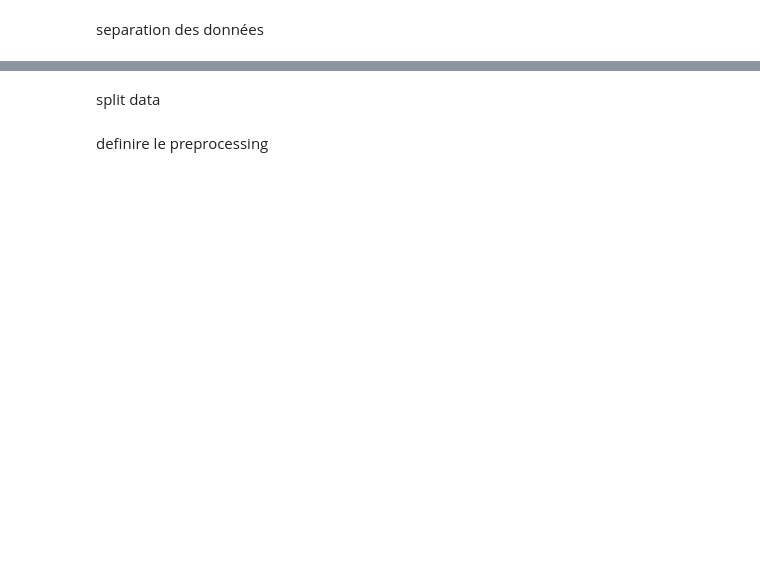
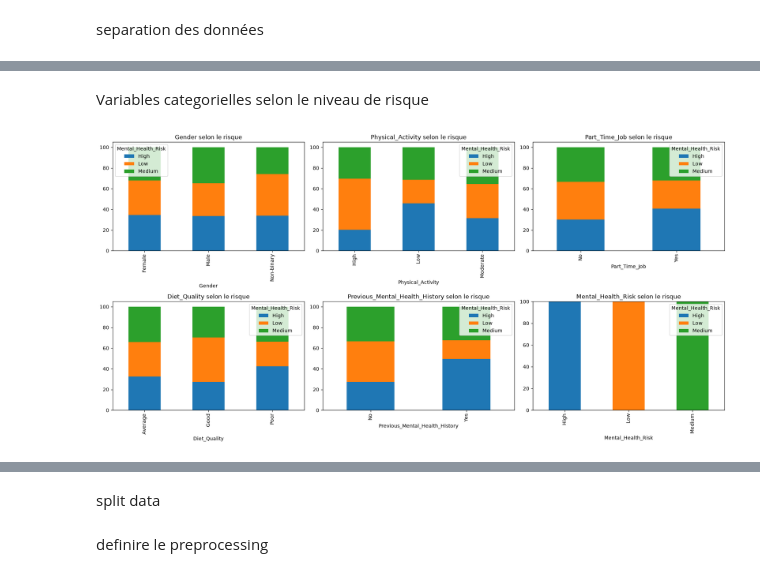
Before and after one commit to MOUSSA-AI-DEV/projet_soutenance_crois-e, a Jupyter notebook: notebooks/00_project_workflow.ipynb, the cells around one changed output, grey strips where cells are left out. Saved outputs shown, nothing was run; the diff lists cells and outputs as text; code cells hidden in the pictures; blank space fills up the shorter version.

```diff
--- a/notebooks/00_project_workflow.ipynb
+++ b/notebooks/00_project_workflow.ipynb
@@ -267,0 +394,15 @@ Variable cible : (2000,)
+# %% [markdown]
+Variables categorielles selon le niveau de risque
+# %%
+fig, axes = plt.subplots(2, 3, figsize=(18, 9))
+axes = axes.flatten()
+# categorical_features.remove('Student_ID')
+for ax, column in zip(axes, categorical_columns):
+    cross_table = pd.crosstab(df[column], df["Mental_Health_Risk"], normalize="index") * 100
+    cross_table.plot(kind="bar", stacked=True, ax=ax)
+    ax.set_title(f"{column} selon le risque")
+
+plt.tight_layout()
+plt.show()
+# %% [output]
+[figure, added]
```
Also changed, not shown: parts of 54 cells of this notebook, 39 other files.
